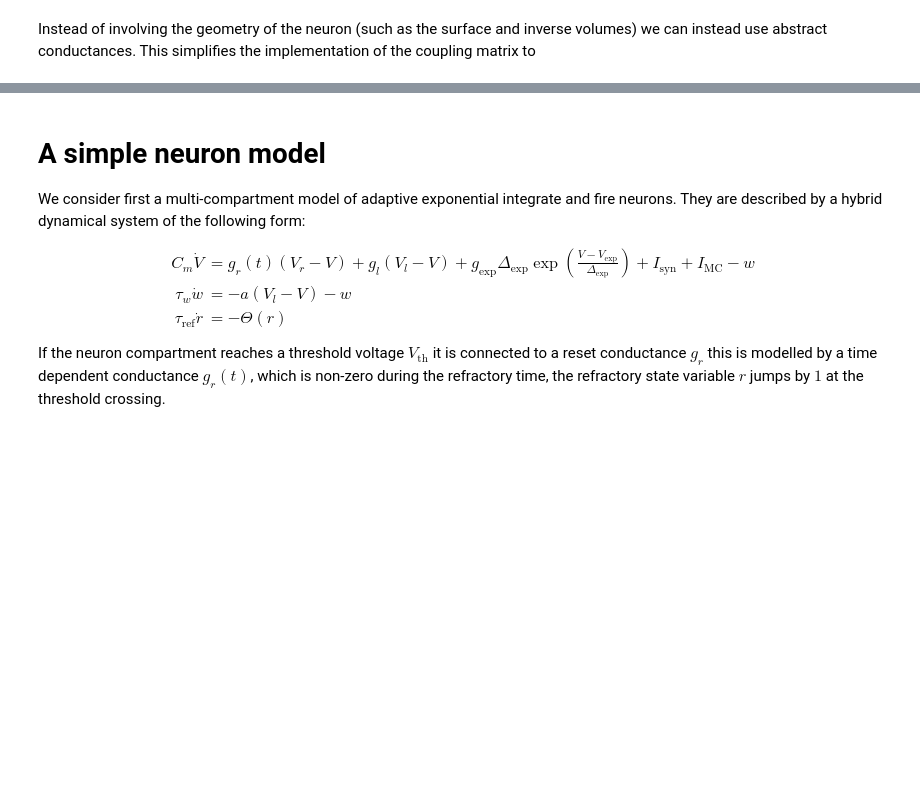
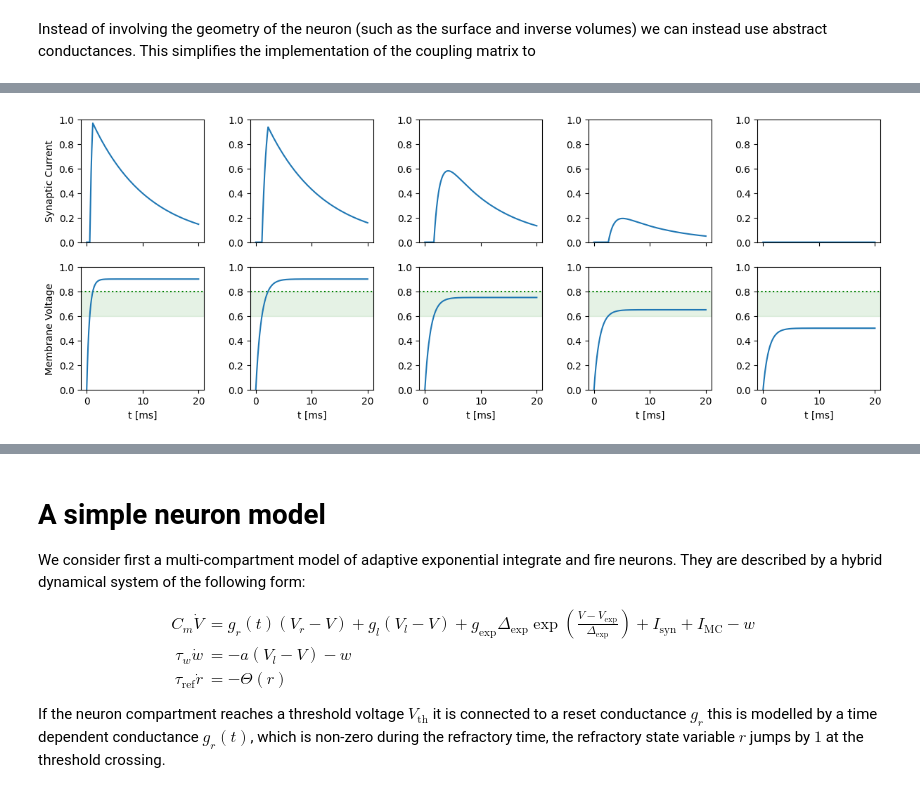
Before and after one commit to electronicvisions/jaxsnn, a Jupyter notebook: notebooks/passive_cable.ipynb, the cells around one changed output, grey strips where cells are left out. Drawn from its saved outputs; the diff is of its cells as text; code cells hidden in the pictures; blank space fills up the shorter version.

```diff
--- a/notebooks/passive_cable.ipynb
+++ b/notebooks/passive_cable.ipynb
@@ -139,0 +149,68 @@ def coupling_matrix(G, G_m):
+# %%
+from jaxsnn.base import explicit
+
+@tree_math.struct
+class ExampleState:
+    v: ArrayLike
+    s: ArrayLike
+
+def synapse_dynamics(gating_function, g_leak=10.0, v_leak=1.0, tau_s_inv = 1.0):
+    def dynamics(state: ExampleState):
+        v_dot = g_leak * (v_leak - state.v)
+
+        return ExampleState(
+            v = v_dot,
+            s = tau_s_inv * (-state.s + gating_function(state.v) * v_dot)
+        )
+    return dynamics
+
+def heaviside(x):
+  return 0.5 + 0.5 * np.sign(x)
+
+def gating_function(theta, threshold):
+    def f(v):
+        dv = threshold - v
+        return heaviside(dv) * heaviside(theta - dv) * 1/theta
+
+    return f
+
+projection=lambda x: x
+dt=1e-4
+inner_steps=1
+outer_steps=20000
+v_leak = [0.9, 0.9, 0.75, 0.65, 0.5]
+g_leak = [20.0, 10.0, 10.0, 10.0, 10.0]
+actuals = []
+
+theta = 0.2
+v_th = 0.8
+
+for v_l, g_l in zip(v_leak, g_leak):
+    f = gating_function(theta, v_th)
+    dynamics = synapse_dynamics(f, v_leak=v_l, g_leak=g_l)
+    initial_state=ExampleState(0.0, 0.0)
+    time = 10 * dt * inner_steps * (1 + np.arange(outer_steps))
+    equation = explicit.ExplicitConstrainedODE(dynamics, projection)
+    step_fn = explicit.classic_rk4(equation, dt)
+    integrator = funcutils.trajectory(funcutils.repeated(step_fn, inner_steps), outer_steps)
+    _, actual = integrator(initial_state)
+    actuals += [actual]
+
+
+fig, ax = plt.subplots(2, 5, sharex=True, figsize=(5*3, 5), subplot_kw=dict(box_aspect=1))
+
+for idx in range(5):
+    ax[0,idx].set_ylim(0,1.0)
+    # ax[0,idx].set_box_aspect(1)
+    ax[1,idx].set_ylim(0,1.0)
+    # ax[1,idx].set_box_aspect(1)
+    ax[0,idx].plot(time, actuals[idx].s)
+    ax[1,idx].axhline(v_th, color='green', linestyle='dotted')
+    ax[1,idx].axhspan(v_th-theta, v_th, alpha=0.1, color='green')
+    ax[1,idx].plot(time, actuals[idx].v)
+    if (idx == 0):
+        ax[1,idx].set_ylabel("Membrane Voltage")
+        ax[0,idx].set_ylabel("Synaptic Current")
+    ax[1,idx].set_xlabel("t [ms]")
+# %% [output]
+[figure, added]
```
Also changed, not shown: parts of 9 cells of this notebook.
